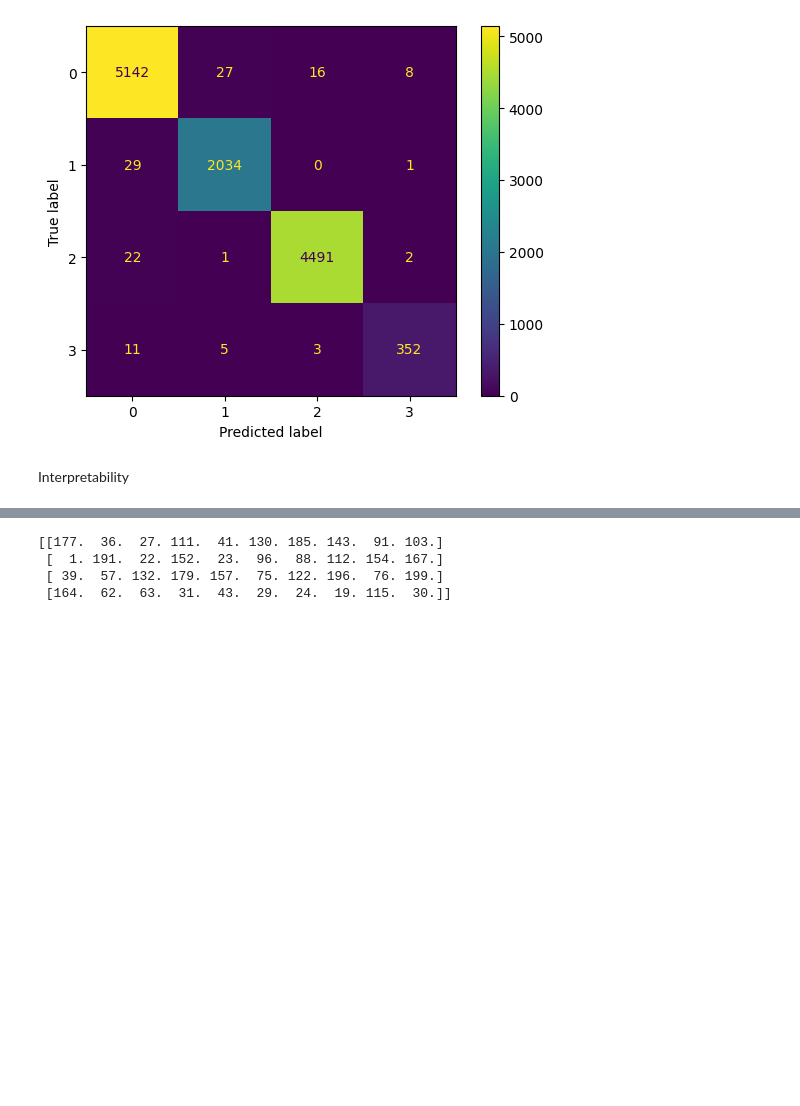
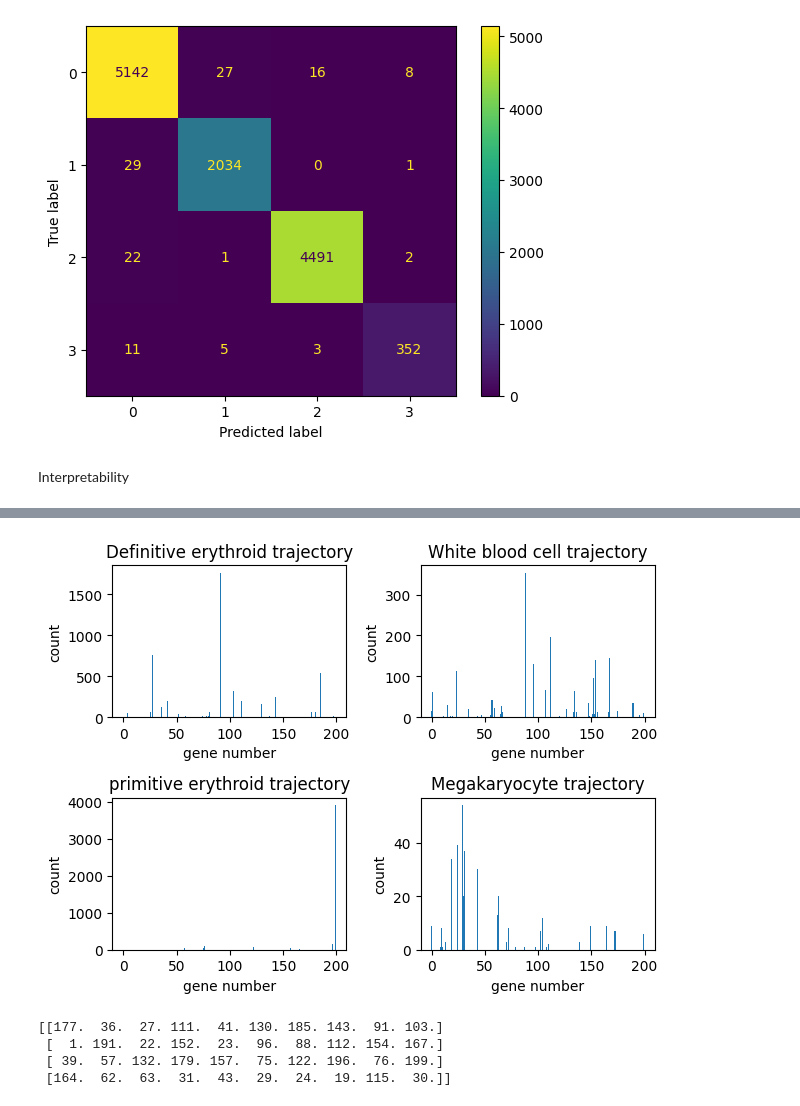
Before and after one commit to Maxalcer/DS_Project, a Jupyter notebook: Neural_Network/Neural_Network.ipynb, the cells around one changed output, grey strips where cells are left out. Saved outputs shown, nothing was run; the diff lists cells and outputs as text; code cells hidden in the pictures; blank space fills up the shorter version.

Commit message:
histogram of most important genes per class

```diff
--- a/Neural_Network/Neural_Network.ipynb
+++ b/Neural_Network/Neural_Network.ipynb
@@ -177,3 +159,15 @@ for input, target in test_dataset:
+# %%
+for i in range(4):
+    plt.subplot(2,2,i+1)
+    plt.title(uniques[i])
+    plt.xlabel("gene number")
+    plt.ylabel("count")
+    plt.bar(np.arange(200), res[i])
+
+plt.tight_layout()
+plt.show()
+# %% [output]
+[figure, added]
 # %%
 top_10 = np.zeros((4, 10))
 
```
Also changed, not shown: parts of 1 cell of this notebook.
